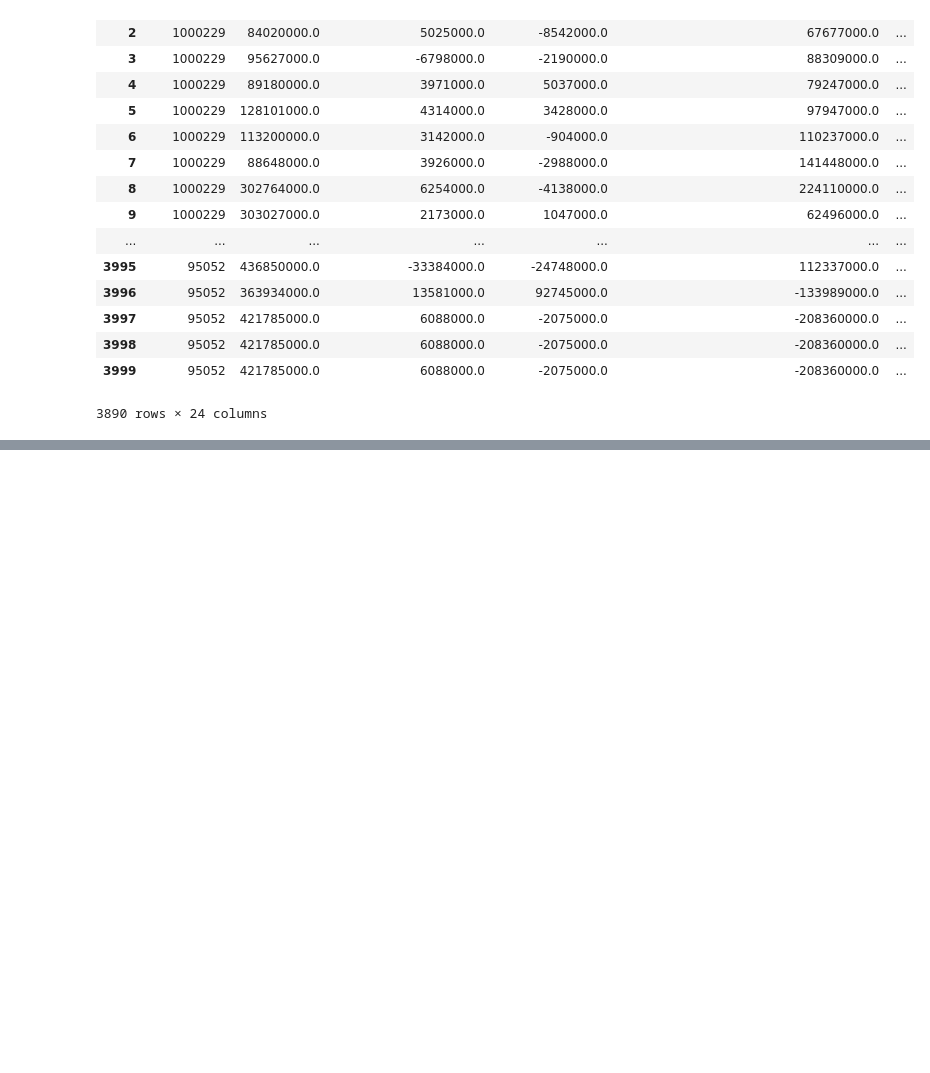
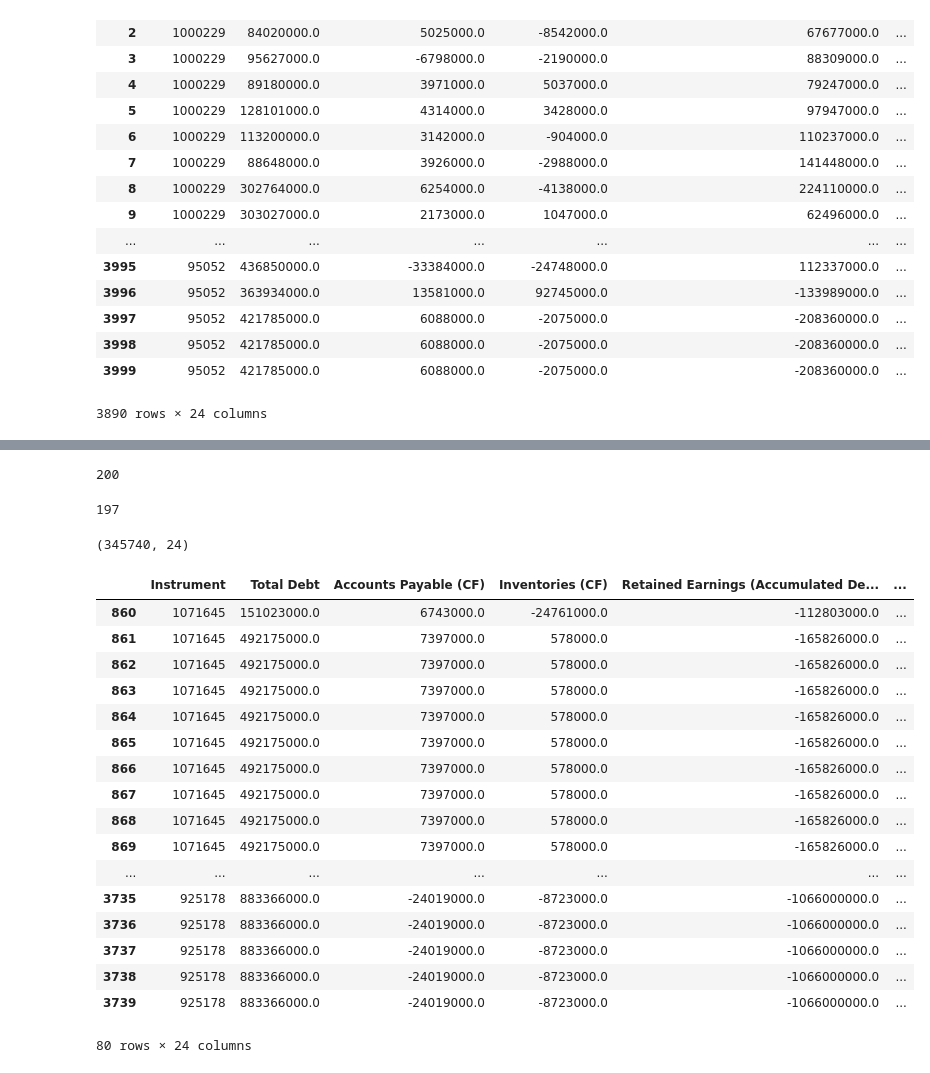
Before and after one commit to Faisalsouz/bankruptcy, a Jupyter notebook: data/Eikon/cleaningTry.ipynb, the cells around one changed output, grey strips where cells are left out. Cells and saved outputs as stored; diff of their text form; code cells hidden in the pictures; blank space fills up the shorter version.

```diff
--- a/data/Eikon/cleaningTry.ipynb
+++ b/data/Eikon/cleaningTry.ipynb
@@ -171,0 +201,3 @@ data_test_healthy
+# %%
+ins_healthy = data_test_healthy_check[data_test_healthy_check['Bankrupt'] != 20]
+ins_healthy
@@ -171,0 +211,3 @@ data_test_healthy
+# %%
+healthy_remove_list = ins_healthy.reset_index().Instrument.to_list()
+print(healthy_remove_list)
@@ -171,0 +234,44 @@ data_test_healthy
+# %%
+print(len(no_nans_CIK_list))
+
+nono_list = list(set(no_nans_CIK_list) - set(healthy_remove_list))
+
+len(nono_list)
+# %% [output]
+200
+197
+# %%
+print(datan.shape)
+# %% [output]
+(345740, 24)
+# %%
+data_tesst = datan.loc[data['Instrument'].isin(nono_list)]
+data_tesst = data_tesst.dropna()
+data_tesst.sort_values(by=['Instrument', 'Year'], inplace=True)
+data_tesst = data_tesst.reset_index().drop(columns=['index'])
+
+data_test_bankrupt = data_tesst[data_tesst.Bankrupt == '1']
+data_test_healthy = data_tesst[data_tesst.Bankrupt == '0']
+# %%
+data_test_bankrupt.to_csv('small_test_sets/data_test_bankrupt.csv', index=False)
+
+data_test_bankrupt
+# %% [output]
+|  | Instrument | Total Debt | Accounts Payable (CF) | Inventories (CF) | Retained Earnings (Accumulated De... | ... |
+| 860 | 1071645 | 151023000.0 | 6743000.0 | -24761000.0 | -112803000.0 | ... |
+| 861 | 1071645 | 492175000.0 | 7397000.0 | 578000.0 | -165826000.0 | ... |
+| 862 | 1071645 | 492175000.0 | 7397000.0 | 578000.0 | -165826000.0 | ... |
+| 863 | 1071645 | 492175000.0 | 7397000.0 | 578000.0 | -165826000.0 | ... |
+| 864 | 1071645 | 492175000.0 | 7397000.0 | 578000.0 | -165826000.0 | ... |
+| 865 | 1071645 | 492175000.0 | 7397000.0 | 578000.0 | -165826000.0 | ... |
+| 866 | 1071645 | 492175000.0 | 7397000.0 | 578000.0 | -165826000.0 | ... |
+| 867 | 1071645 | 492175000.0 | 7397000.0 | 578000.0 | -165826000.0 | ... |
+| 868 | 1071645 | 492175000.0 | 7397000.0 | 578000.0 | -165826000.0 | ... |
+| 869 | 1071645 | 492175000.0 | 7397000.0 | 578000.0 | -165826000.0 | ... |
+| ... | ... | ... | ... | ... | ... | ... |
+| 3735 | 925178 | 883366000.0 | -24019000.0 | -8723000.0 | -1066000000.0 | ... |
+| 3736 | 925178 | 883366000.0 | -24019000.0 | -8723000.0 | -1066000000.0 | ... |
+| 3737 | 925178 | 883366000.0 | -24019000.0 | -8723000.0 | -1066000000.0 | ... |
+| 3738 | 925178 | 883366000.0 | -24019000.0 | -8723000.0 | -1066000000.0 | ... |
+| 3739 | 925178 | 883366000.0 | -24019000.0 | -8723000.0 | -1066000000.0 | ... |
+80 rows × 24 columns
```
Also changed, not shown: parts of 8 cells of this notebook, 2 other files.
